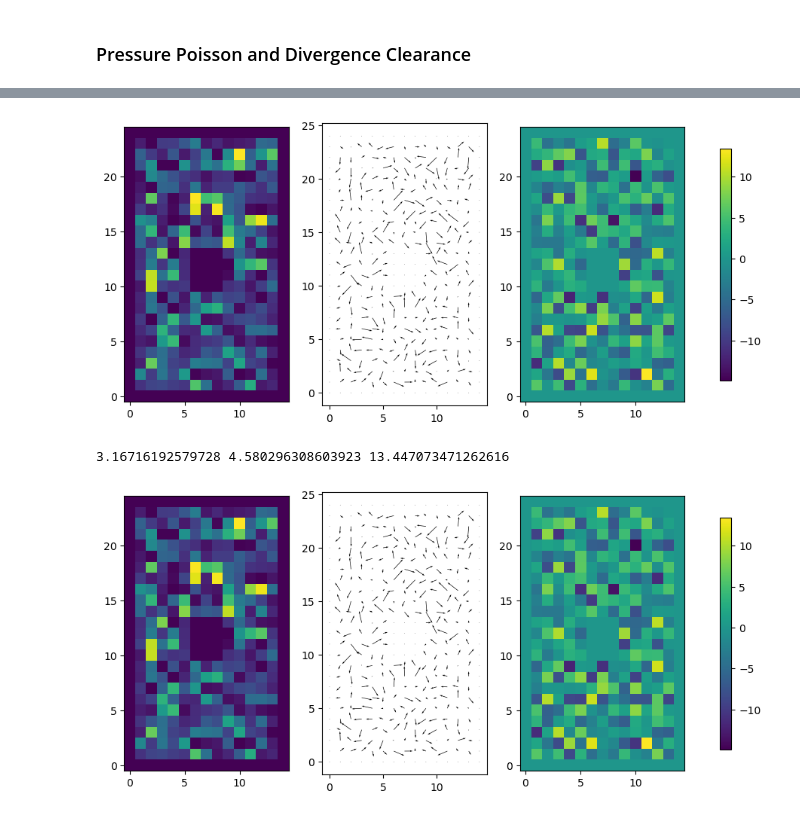
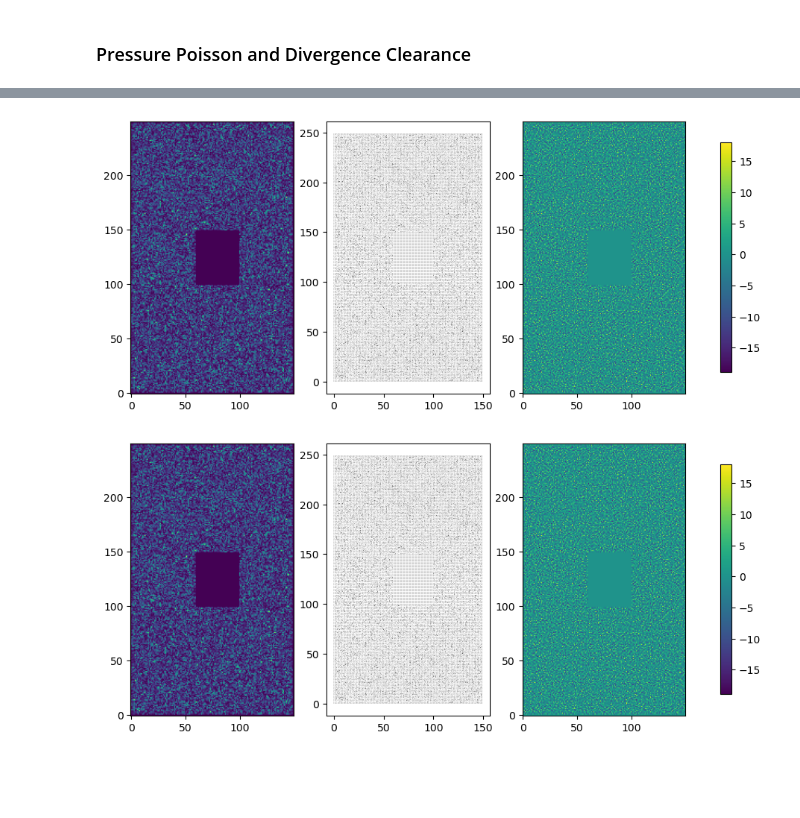
Before and after one commit to vapsik/Interactive_Fluid_Simulations, a Jupyter notebook: Prototypes/fluidsim-prototype_in_progress.ipynb, the cells around one changed output, grey strips where cells are left out. Drawn from its saved outputs; the diff is of its cells as text; code cells hidden in the pictures; blank space fills up the shorter version.

```diff
--- a/Prototypes/fluidsim-prototype_in_progress.ipynb
+++ b/Prototypes/fluidsim-prototype_in_progress.ipynb
@@ -322,8 +322,8 @@ dt = 0.01 # seconds
 
 #N_x = N_y = 100 #
 #setting the discrete dimensions of the domain
-N_y1 = 25
-N_x1 = 15
+N_y1 = 250
+N_x1 = 150
 
 m_JacobiCFD = JacobiCFD(N_x1, N_y1, h, dt)
 m_GaussSeidelCFD = GaussSeidelCFD(N_x1, N_y1, h, dt)
@@ -569,76 +569,42 @@ print(np.mean(np.abs(m_JacobiCFD.Divergence())), np.std(m_JacobiCFD.Divergence()
+# %%
+def DrawVelocityMagArrowsDiv(MyClass):
+    fig, ax = plt.subplots(1,3, figsize=(12,8))
+
+    im0 = ax[0].imshow(MyClass.CenterVelocityMagnitudes(), origin = "lower")
+    ax[1].quiver(MyClass.x_indices, MyClass.y_indices,
+              MyClass.CenterVelocityDirections()[:,:,0], MyClass.CenterVelocityDirections()[:,:,1])
+
+    im2 = ax[2].imshow(MyClass.Divergence(),origin = "lower")
+
+    for a in ax:
+        a.set_aspect('equal')
+
+    #fig.colorbar(im0, ax = ax[0], orientation='horizontal')
+    fig.colorbar(im2, ax = ax, shrink = 0.5)
+    plt.show()
 # %%
 m_JacobiCFD.InitRandomVelocities(seed=np.random.default_rng(42))
 m_JacobiCFD.StandardMask()
 m_JacobiCFD.ApplyBoundariesOnVelocities()
 m_JacobiCFD.pressure = np.zeros_like(m_JacobiCFD.pressure)
 
-fig, ax = plt.subplots(1,3, figsize=(12,8))
-
-im0 = ax[0].imshow(m_JacobiCFD.CenterVelocityMagnitudes(), origin = "lower")
-ax[1].quiver(m_JacobiCFD.x_indices, m_JacobiCFD.y_indices,
-              m_JacobiCFD.CenterVelocityDirections()[:,:,0], m_JacobiCFD.CenterVelocityDirections()[:,:,1])
-
-im2 = ax[2].imshow(m_JacobiCFD.Divergence(),origin = "lower")
-
-for a in ax:
-    a.set_aspect('equal')
-
-#fig.colorbar(im0, ax = ax[0], orientation='horizontal')
-fig.colorbar(im2, ax = ax, shrink = 0.5)
-
-
-plt.show()
-
-print(np.mean(np.abs(m_JacobiCFD.Divergence())), np.std(m_JacobiCFD.Divergence()), np.max(m_JacobiCFD.Divergence()))
+DrawVelocityMagArrowsDiv(m_JacobiCFD)
 
 m_GaussSeidelCFD.InitRandomVelocities(seed=np.random.default_rng(42))
 m_GaussSeidelCFD.StandardMask()
 m_GaussSeidelCFD.ApplyBoundariesOnVelocities()
 m_GaussSeidelCFD.pressure = np.zeros_like(m_JacobiCFD.pressure)
 
-fig, ax = plt.subplots(1,3, figsize=(12,8))
 
-im0 = ax[0].imshow(m_GaussSeidelCFD.CenterVelocityMagnitudes(), origin = "lower")
-ax[1].quiver(m_GaussSeidelCFD.x_indices, m_GaussSeidelCFD.y_indices,
-              m_GaussSeidelCFD.CenterVelocityDirections()[:,:,0], m_GaussSeidelCFD.CenterVelocityDirections()[:,:,1])
+DrawVelocityMagArrowsDiv(m_GaussSeidelCFD)
 
-im2 = ax[2].imshow(m_GaussSeidelCFD.Divergence(),origin = "lower")
-
-for a in ax:
-    a.set_aspect('equal')
-
-#fig.colorbar(im0, ax = ax[0], orientation='horizontal')
-fig.colorbar(im2, ax = ax, shrink = 0.5)
-
-
-plt.show()
-
-print(np.mean(np.abs(m_GaussSeidelCFD.Divergence())), np.std(m_GaussSeidelCFD.Divergence()), np.max(m_GaussSeidelCFD.Divergence()))
 
 m_SORCFD.InitRandomVelocities(seed=np.random.default_rng(42))
 m_SORCFD.StandardMask()
 m_SORCFD.ApplyBoundariesOnVelocities()
 m_SORCFD.pressure = np.zeros_like(m_JacobiCFD.pressure)
 
-fig, ax = plt.subplots(1,3, figsize=(12,8))
-
-im0 = ax[0].imshow(m_SORCFD.CenterVelocityMagnitudes(), origin = "lower")
-ax[1].quiver(m_SORCFD.x_indices, m_SORCFD.y_indices,
-              m_SORCFD.CenterVelocityDirections()[:,:,0], m_SORCFD.CenterVelocityDirections()[:,:,1])
-
-im2 = ax[2].imshow(m_SORCFD.Divergence(),origin = "lower")
-
-for a in ax:
-    a.set_aspect('equal')
-
-#fig.colorbar(im0, ax = ax[0], orientation='horizontal')
-fig.colorbar(im2, ax = ax, shrink = 0.5)
-
-
-plt.show()
-
-print(np.mean(np.abs(m_SORCFD.Divergence())), np.std(m_SORCFD.Divergence()), np.max(m_SORCFD.Divergence()))
+DrawVelocityMagArrowsDiv(m_SORCFD)
 # %% [output]
-[figure, old version]
+[figure, new version]
-3.16716192579728 4.580296308603923 13.447073471262616
-[figure, old version]
+[figure, new version]
```
Also changed, not shown: parts of 13 cells of this notebook.
